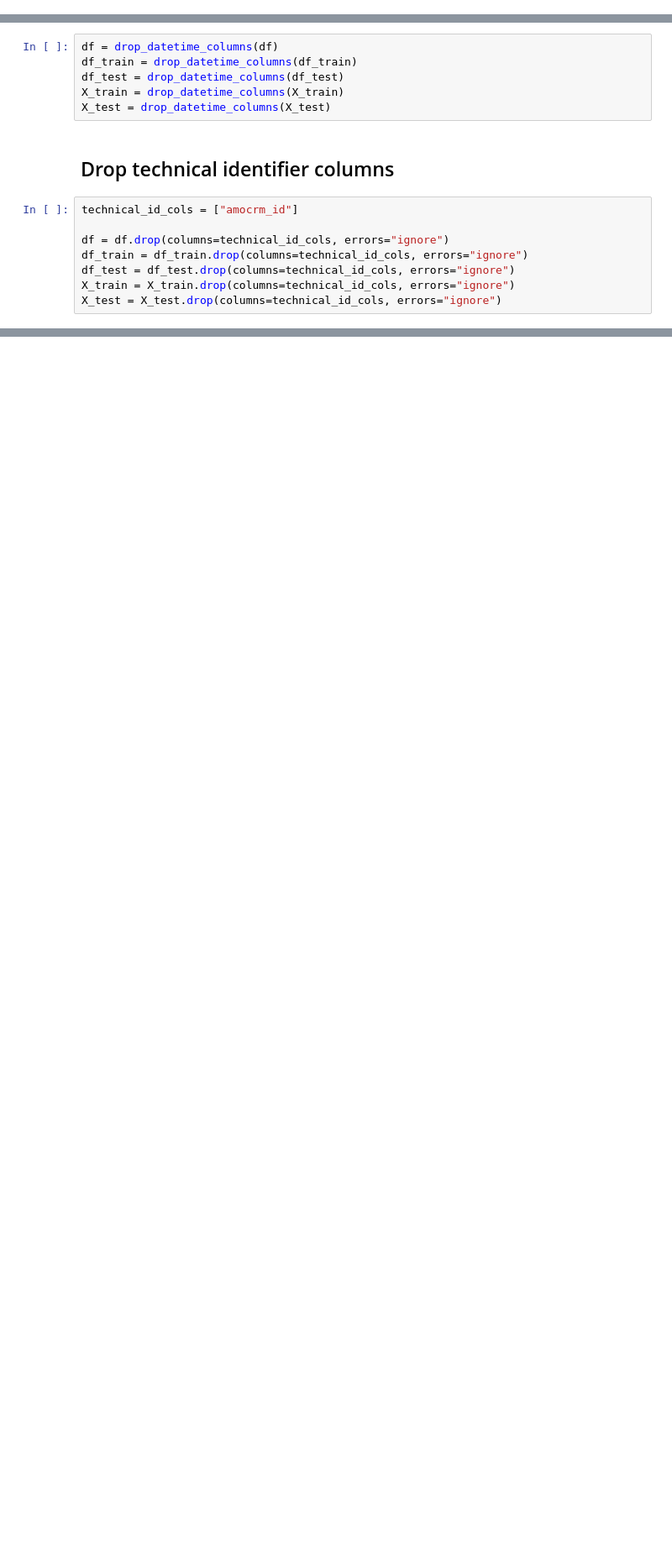
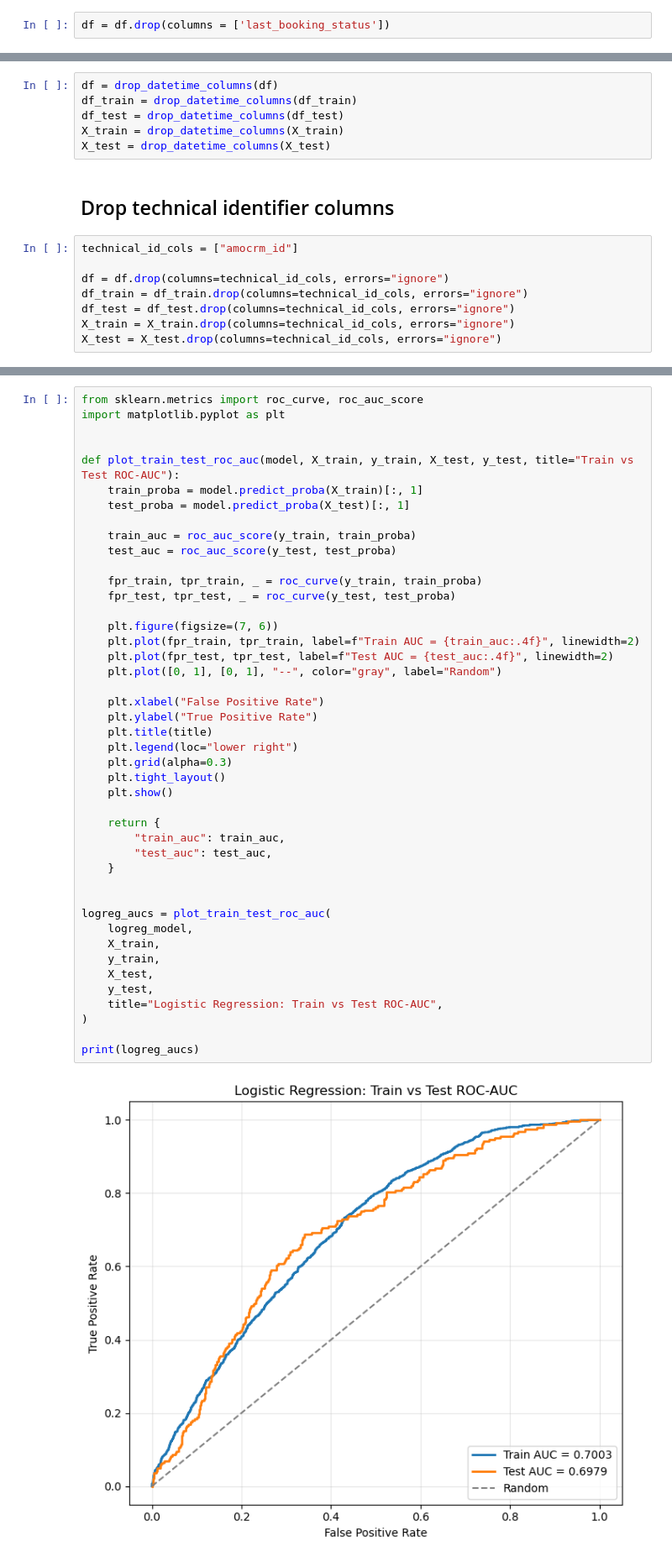
Before and after one commit to AlinaYakubova/Thesis_DTM_Trial_Class_Prediction, a Jupyter notebook: Main_script_diploma.ipynb, the cells around one changed output, grey strips where cells are left out. Shown at 84% size. Drawn from its saved outputs; the diff is of its cells as text; blank space fills up the shorter version.

Commit message:
add logistic regression

```diff
--- a/Main_script_diploma.ipynb
+++ b/Main_script_diploma.ipynb
@@ -824,6 +826,8 @@ plt.show()
 [figure]
 # %% [markdown]
 # 4. Data preprocessing
+# %%
+df = df.drop(columns = ['last_booking_status'])
 # %% [markdown]
 ## Time-based train-test split
 # %%
@@ -1091,0 +1210,46 @@ df.head()
+# %%
+from sklearn.metrics import roc_curve, roc_auc_score
+import matplotlib.pyplot as plt
+
+
+def plot_train_test_roc_auc(model, X_train, y_train, X_test, y_test, title="Train vs Test ROC-AUC"):
+    train_proba = model.predict_proba(X_train)[:, 1]
+    test_proba = model.predict_proba(X_test)[:, 1]
+
+    train_auc = roc_auc_score(y_train, train_proba)
+    test_auc = roc_auc_score(y_test, test_proba)
+
+    fpr_train, tpr_train, _ = roc_curve(y_train, train_proba)
+    fpr_test, tpr_test, _ = roc_curve(y_test, test_proba)
+
+    plt.figure(figsize=(7, 6))
+    plt.plot(fpr_train, tpr_train, label=f"Train AUC = {train_auc:.4f}", linewidth=2)
+    plt.plot(fpr_test, tpr_test, label=f"Test AUC = {test_auc:.4f}", linewidth=2)
+    plt.plot([0, 1], [0, 1], "--", color="gray", label="Random")
+
+    plt.xlabel("False Positive Rate")
+    plt.ylabel("True Positive Rate")
+    plt.title(title)
+    plt.legend(loc="lower right")
+    plt.grid(alpha=0.3)
+    plt.tight_layout()
+    plt.show()
+
+    return {
+        "train_auc": train_auc,
+        "test_auc": test_auc,
+    }
+
+
+logreg_aucs = plot_train_test_roc_auc(
+    logreg_model,
+    X_train,
+    y_train,
+    X_test,
+    y_test,
+    title="Logistic Regression: Train vs Test ROC-AUC",
+)
+
+print(logreg_aucs)
+# %% [output]
+[figure, added]
```
Also changed, not shown: parts of 11 cells of this notebook.
